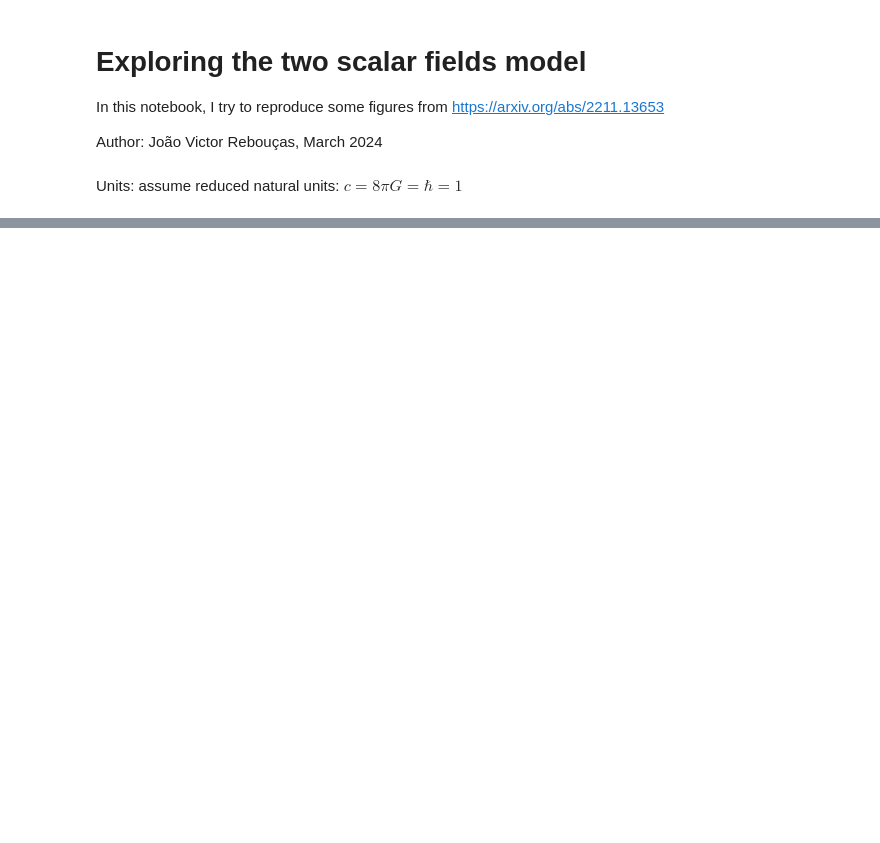
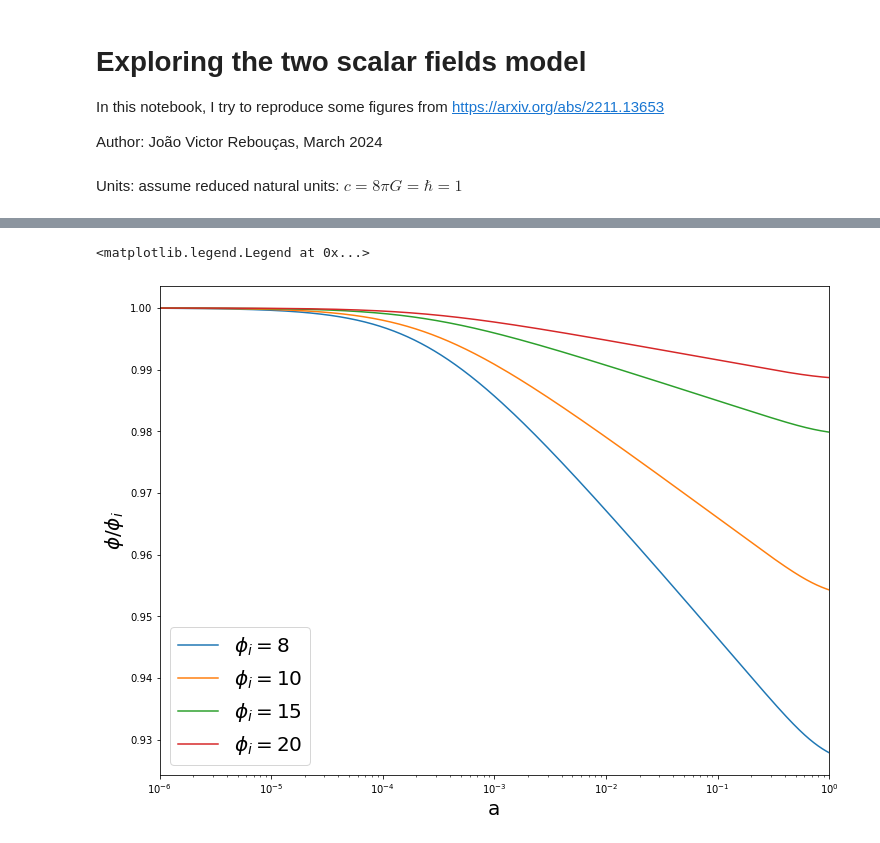
Before and after one commit to joaoreboucas1/ISF, a Jupyter notebook: explore.ipynb, the cells around one changed output, grey strips where cells are left out. Cells and saved outputs as stored; diff of their text form; code cells hidden in the pictures; blank space fills up the shorter version.

```diff
--- a/explore.ipynb
+++ b/explore.ipynb
@@ -104,0 +238,18 @@ plt.ylim([0, 0.9])
+# %%
+factor=3
+plt.figure(figsize=(4*factor,3*factor))
+
+plt.semilogx(a, phi_a_8/8, label=r'$\phi_i = 8$')
+plt.semilogx(a, phi_a_10/10, label=r'$\phi_i = 10$')
+plt.semilogx(a, phi_a_15/15, label=r'$\phi_i = 15$')
+plt.semilogx(a, phi_a_20/20, label=r'$\phi_i = 20$')
+
+plt.xlabel("a", fontsize=20)
+plt.ylabel(r"$\phi/\phi_i$", fontsize=20)
+
+plt.xlim([1e-6, 1])
+
+plt.legend(fontsize=20)
+# %% [output]
+<matplotlib.legend.Legend at 0x...>
+[figure, added]
```
Also changed, not shown: parts of 14 cells of this notebook, 2 other files.
